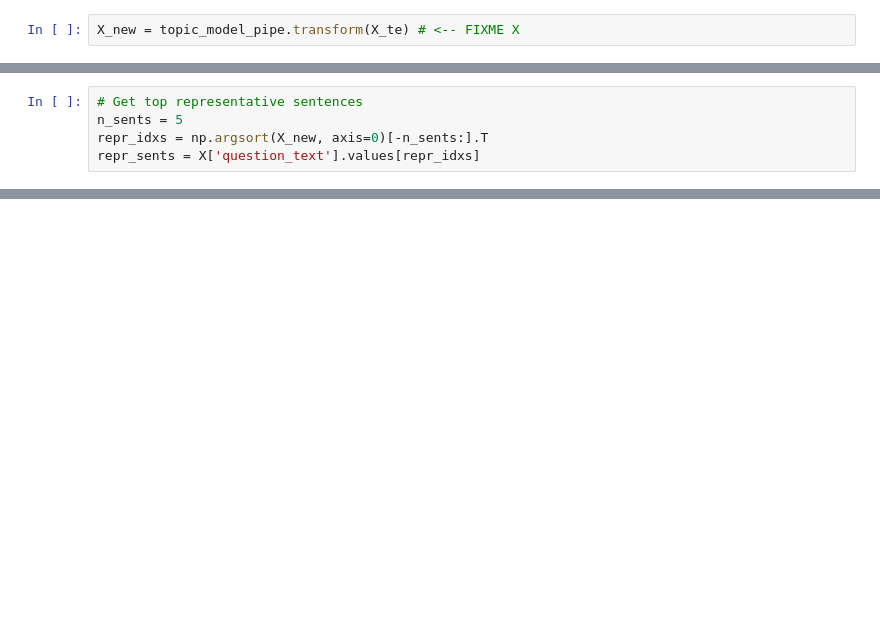
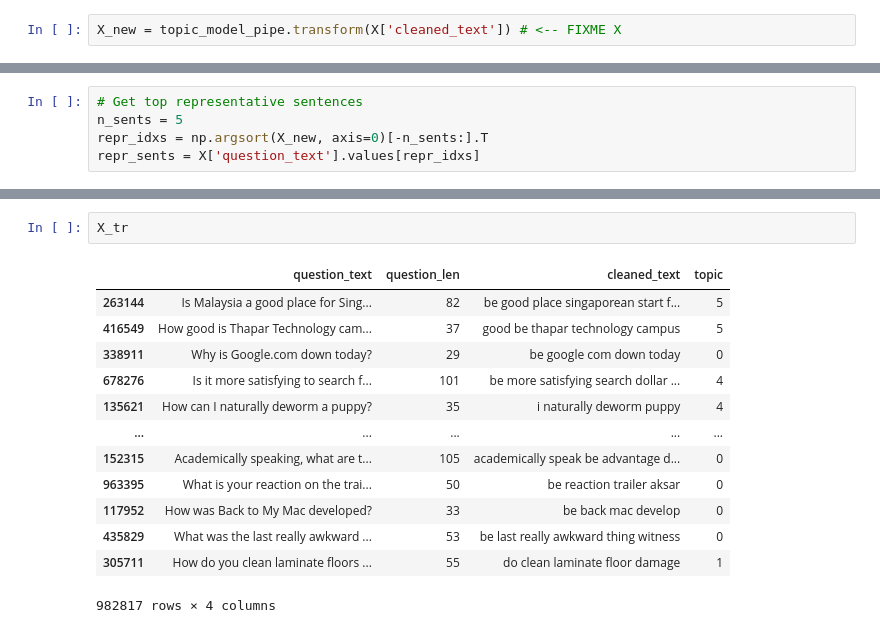
Before and after one commit to MattEding/Quora-Topic-Modelling, a Jupyter notebook: quora_topic_modeling-v2.ipynb, the cells around one changed output, grey strips where cells are left out. Drawn from its saved outputs; the diff is of its cells as text; blank space fills up the shorter version.

```diff
--- a/quora_topic_modeling-v2.ipynb
+++ b/quora_topic_modeling-v2.ipynb
@@ -129,2 +164,2 @@ joblib.dump(top_words_df, f'{file_prefix}__top_words.joblib')
 # %%
-X_new = topic_model_pipe.transform(X_te) # <-- FIXME X
+X_new = topic_model_pipe.transform(X['cleaned_text']) # <-- FIXME X
@@ -155,0 +233,16 @@ joblib.dump(X_tr, f'{file_prefix}__X_tr_clean_topic.joblib')
+# %%
+X_tr
+# %% [output]
+|  | question_text | question_len | cleaned_text | topic |
+| 263144 | Is Malaysia a good place for Sing... | 82 | be good place singaporean start f... | 5 |
+| 416549 | How good is Thapar Technology cam... | 37 | good be thapar technology campus | 5 |
+| 338911 | Why is Google.com down today? | 29 | be google com down today | 0 |
+| 678276 | Is it more satisfying to search f... | 101 | be more satisfying search dollar ... | 4 |
+| 135621 | How can I naturally deworm a puppy? | 35 | i naturally deworm puppy | 4 |
+| ... | ... | ... | ... | ... |
+| 152315 | Academically speaking, what are t... | 105 | academically speak be advantage d... | 0 |
+| 963395 | What is your reaction on the trai... | 50 | be reaction trailer aksar | 0 |
+| 117952 | How was Back to My Mac developed? | 33 | be back mac develop | 0 |
+| 435829 | What was the last really awkward ... | 53 | be last really awkward thing witness | 0 |
+| 305711 | How do you clean laminate floors ... | 55 | do clean laminate floor damage | 1 |
+982817 rows × 4 columns
```
Also changed, not shown: parts of 15 cells of this notebook.
